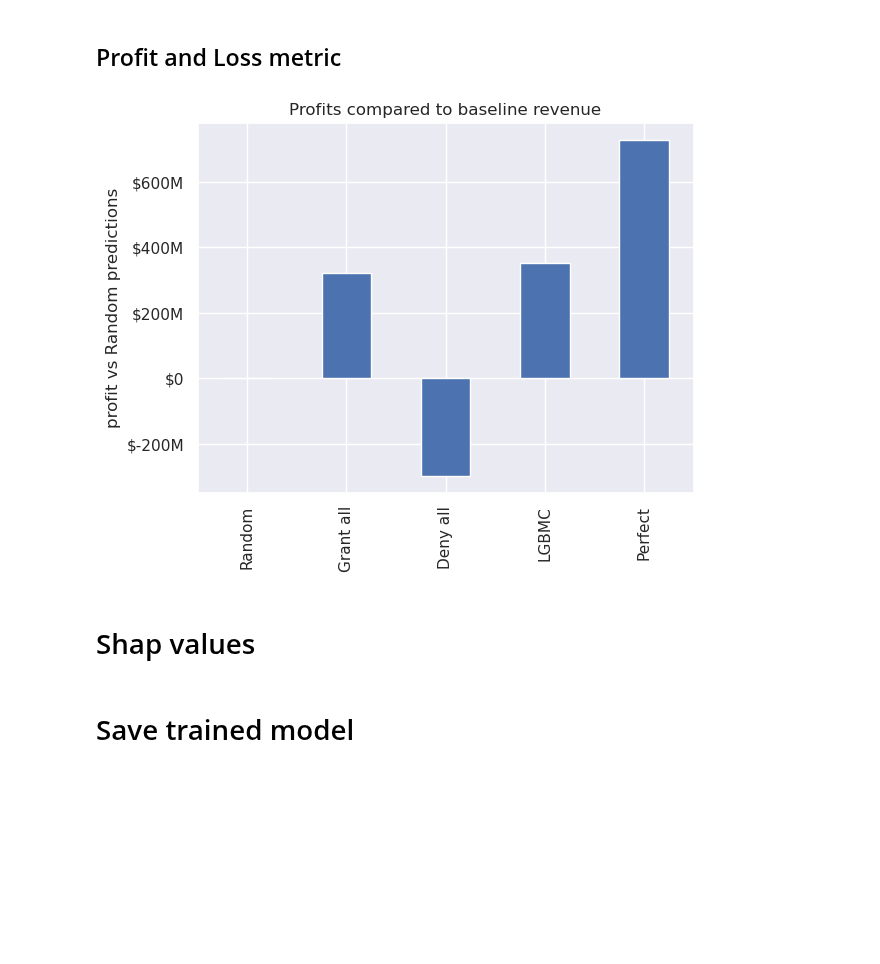
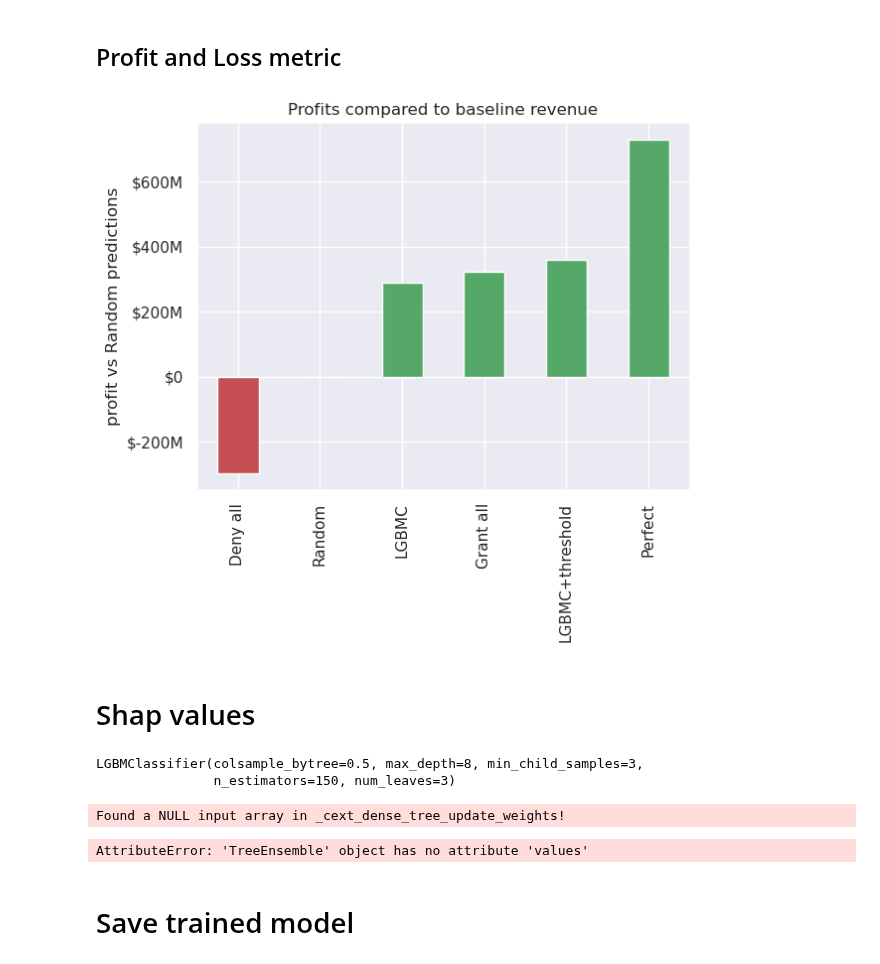
Before and after one commit to carlgennetais/P7_scoring_ML, a Jupyter notebook: notebooks/P7_04_modeling-pipeline.ipynb, the cells around one changed output. Drawn from its saved outputs; the diff is of its cells as text; code cells hidden in the pictures; blank space fills up the shorter version.

```diff
--- a/notebooks/P7_04_modeling-pipeline.ipynb
+++ b/notebooks/P7_04_modeling-pipeline.ipynb
@@ -570,0 +506,19 @@ custom_confusion_matrix_plot(y_test, model["classifier"].classes_, "Perfect")
+# %%
+# looking for the proba predict threshold generating the maximum revenue
+# make new predictions
+y_pred_proba = (model.predict_proba(X_test))[:, 1]
+res_pnl = pd.Series()
+for threshold in np.linspace(0, 1, 20):
+    y_pred_threshold = (y_pred_proba >= threshold).astype(int)
+    res_pnl.loc[threshold] = pnl_to_baseline(y_test, y_pred_threshold, normalize=True)
+res_pnl.plot()
+plt.xlabel("proba_predict threshold")
+plt.ylabel("pnl improvement vs baseline")
+
+# autoselect and apply best threshold
+best_threshold = res_pnl.idxmax()
+y_pred_w_threshold = (y_pred_proba >= best_threshold).astype(int)
+print(f"Best threshold: {best_threshold}")
+plt.axhline(y=res_pnl.max(), color="r", linestyle="--")
+plt.axvline(x=res_pnl.idxmax(), color="r", linestyle="--")
+plt.plot();
@@ -570,0 +528,15 @@ custom_confusion_matrix_plot(y_test, model["classifier"].classes_, "Perfect")
+# %%
+# add LGBM adjusted with threshold to results
+name = "LGBMC+threshold"
+p = y_pred_w_threshold
+results.loc[name, "accuracy"] = metrics.accuracy_score(y_test, p)
+results.loc[name, "precision"] = metrics.precision_score(y_test, p, zero_division=0)
+results.loc[name, "f1_score"] = metrics.f1_score(y_test, p)
+results.loc[name, "roc_auc"] = metrics.roc_auc_score(y_test, p)
+results.loc[name, "pnl_raw"] = pnl(
+    y_test,
+    p,
+)
+results.loc[name, "pnl_to_baseline"] = pnl_to_baseline(y_test, p, normalize=False)
+results.sort_values("pnl_raw", inplace=True)
+results
@@ -571,19 +551,30 @@ custom_confusion_matrix_plot(y_test, model["classifier"].classes_, "Perfect")
 # %% [markdown]
 ## Profit and Loss metric
 # %%
-ax = results.pnl_to_baseline.plot.bar(subplots=False)
+# color based on value
+colors = ["g" if v >= 0 else "r" for v in results.pnl_to_baseline.values]
+ax = results.pnl_to_baseline.plot.bar(color=colors)
 plt.title("Profits compared to baseline revenue")
 plt.ylabel("profit vs Random predictions")
 ax.yaxis.set_major_formatter(human_format)
 plt.show();
 # %% [output]
-[figure, old version]
+[figure, new version]
 # %% [markdown]
 # Shap values
+# %%
+model["classifier"]
+# %% [output]
+LGBMClassifier(colsample_bytree=0.5, max_depth=8, min_child_samples=3,
+               n_estimators=150, num_leaves=3)
 # %%
-explainer = shap.LinearExplainer(grid.best_estimator_["classifier"], X_train)
+explainer = shap.TreeExplainer(model["classifier"], X_train)
+# explainer = shap.LinearExplainer(grid.best_estimator_["classifier"], X_train)
 shap_values = explainer.shap_values(X_test)
 shap_values
+# %% [output]
+Found a NULL input array in _cext_dense_tree_update_weights!
+AttributeError: 'TreeEnsemble' object has no attribute 'values'
 # %%
 X_train.sample()
 # %%
```
Also changed, not shown: parts of 13 cells of this notebook, 1 other file.
